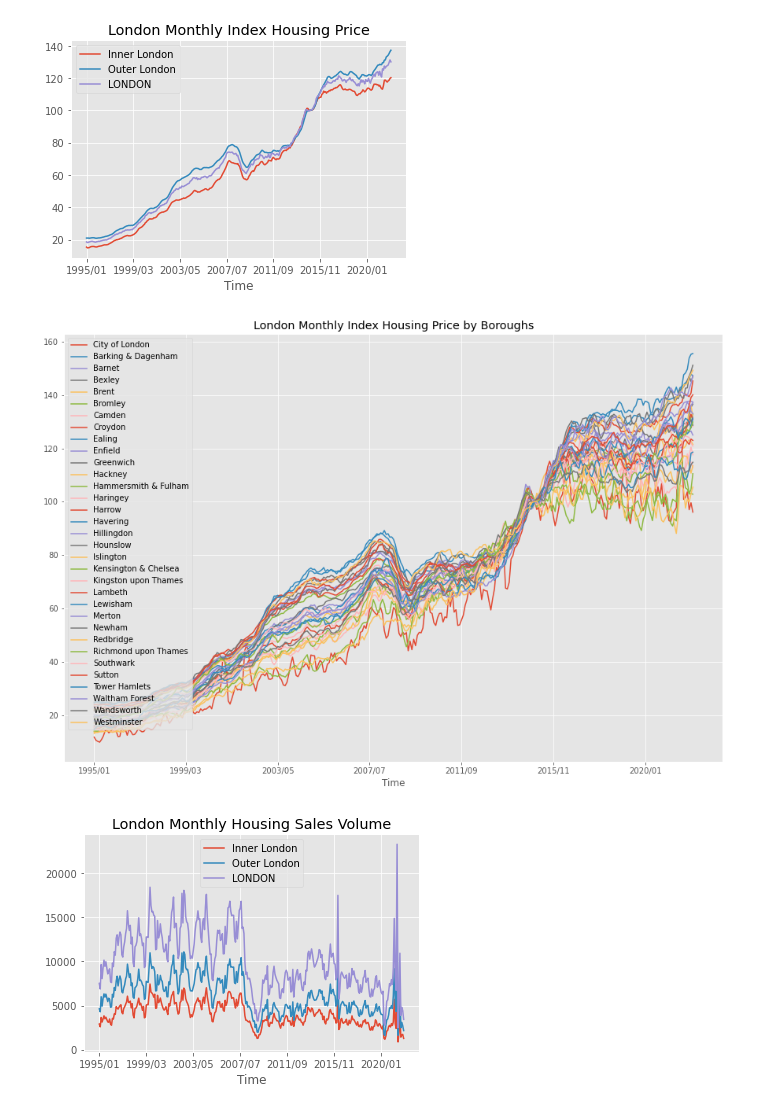
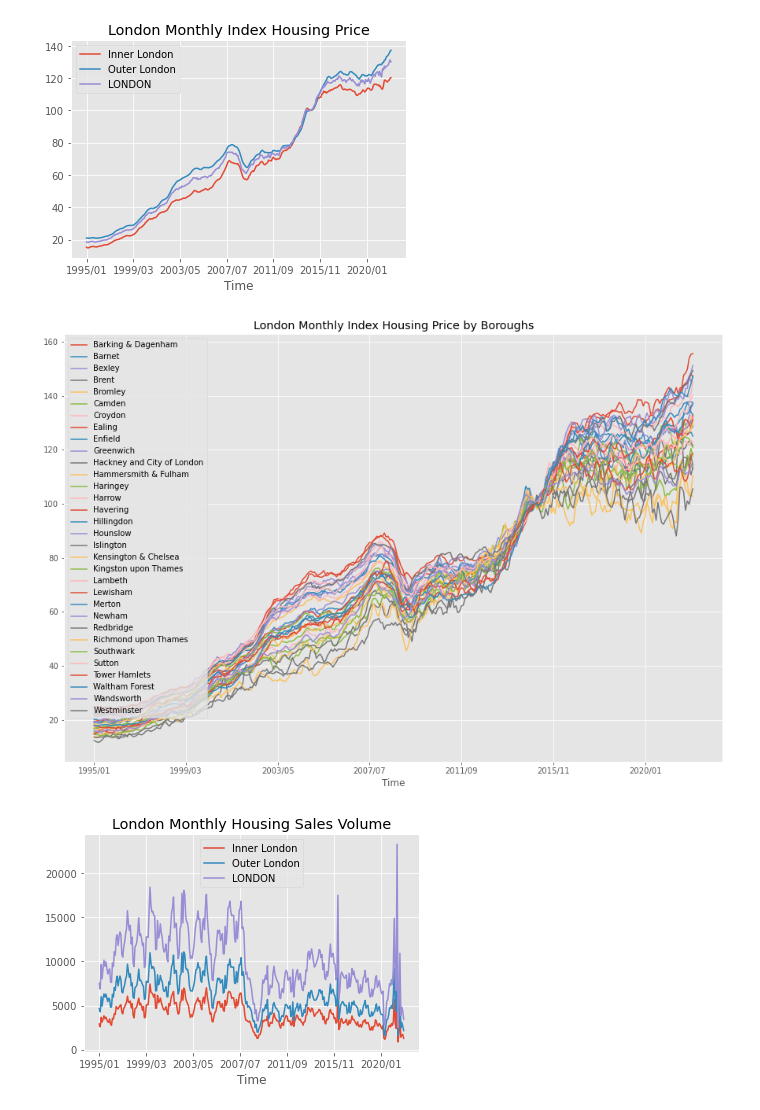
Before and after one commit to JianqiangLiTony/Dissertation, a Jupyter notebook: code.ipynb, the cells around one changed output. Cells and saved outputs as stored; diff of their text form; code cells hidden in the pictures.

```diff
--- a/code.ipynb
+++ b/code.ipynb
@@ -1370,3 +1409,10 @@ ip.head()
 | 3 | 1995/04 | 9.8000 | 24.1000 | 19.7000 | 24.6000 | 17.3000 | 21.8000 | 15.6000 | 23.8000 | ... |
 | 4 | 1995/05 | 10.8000 | 24.1000 | 19.6000 | 24.4000 | 17.4000 | 21.9000 | 15.6000 | 23.8000 | ... |
 5 rows × 49 columns
+# %%
+ip['hackney_and_city']=ip['City of London'] + ip['Hackney']
+ip['Hackney and City of London'] = ip['hackney_and_city']/2
+ip.drop('City of London', inplace=True, axis=1)
+ip.drop('Hackney', inplace=True, axis=1)
+ip.drop('hackney_and_city', inplace=True, axis=1)
+ip.head()
@@ -2287,41 +2327,40 @@ plt.title('London Monthly Index Housing Price by Boroughs')
 axes = plt.gca()
 
 # pass the axes object to plot function
-ip.plot(kind='line', x='Time', y='City of London', ax=axes);
 ip.plot(kind='line', x='Time', y='Barking & Dagenham', ax=axes);
 ip.plot(kind='line', x='Time', y='Barnet', ax=axes);
 ip.plot(kind='line', x='Time', y='Bexley', ax=axes);
 ip.plot(kind='line', x='Time', y='Brent', ax=axes);
 ip.plot(kind='line', x='Time', y='Bromley', ax=axes);
 ip.plot(kind='line', x='Time', y='Camden', ax=axes);
 ip.plot(kind='line', x='Time', y='Croydon', ax=axes);
 ip.plot(kind='line', x='Time', y='Ealing', ax=axes);
 ip.plot(kind='line', x='Time', y='Enfield', ax=axes);
 ip.plot(kind='line', x='Time', y='Greenwich', ax=axes);
-ip.plot(kind='line', x='Time', y='Hackney', ax=axes);
+ip.plot(kind='line', x='Time', y='Hackney and City of London', ax=axes);
 ip.plot(kind='line', x='Time', y='Hammersmith & Fulham', ax=axes);
 ip.plot(kind='line', x='Time', y='Haringey', ax=axes);
 ip.plot(kind='line', x='Time', y='Harrow', ax=axes);
 ip.plot(kind='line', x='Time', y='Havering', ax=axes);
 ip.plot(kind='line', x='Time', y='Hillingdon', ax=axes);
 ip.plot(kind='line', x='Time', y='Hounslow', ax=axes);
 ip.plot(kind='line', x='Time', y='Islington', ax=axes);
 ip.plot(kind='line', x='Time', y='Kensington & Chelsea', ax=axes);
 ip.plot(kind='line', x='Time', y='Kingston upon Thames', ax=axes);
 ip.plot(kind='line', x='Time', y='Lambeth', ax=axes);
 ip.plot(kind='line', x='Time', y='Lewisham', ax=axes);
 ip.plot(kind='line', x='Time', y='Merton', ax=axes);
 ip.plot(kind='line', x='Time', y='Newham', ax=axes);
 ip.plot(kind='line', x='Time', y='Redbridge', ax=axes);
 ip.plot(kind='line', x='Time', y='Richmond upon Thames', ax=axes);
 ip.plot(kind='line', x='Time', y='Southwark', ax=axes);
 ip.plot(kind='line', x='Time', y='Sutton', ax=axes);
 ip.plot(kind='line', x='Time', y='Tower Hamlets', ax=axes);
 ip.plot(kind='line', x='Time', y='Waltham Forest', ax=axes);
 ip.plot(kind='line', x='Time', y='Wandsworth', ax=axes);
 ip.plot(kind='line', x='Time', y='Westminster', ax=axes);
 # %% [output]
-[figure, old version]
+[figure, new version]
 # %%
 # Setup matplotlib
 import matplotlib.pyplot as plt
```
Also changed, not shown: parts of 42 cells of this notebook.
